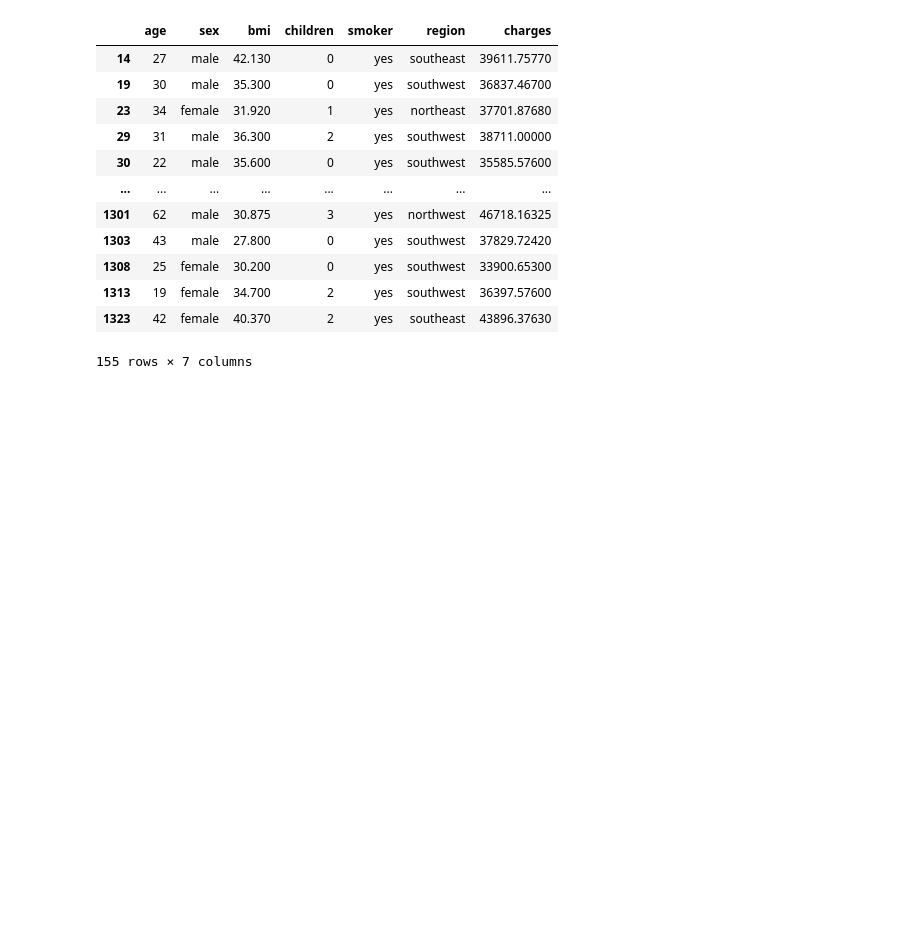
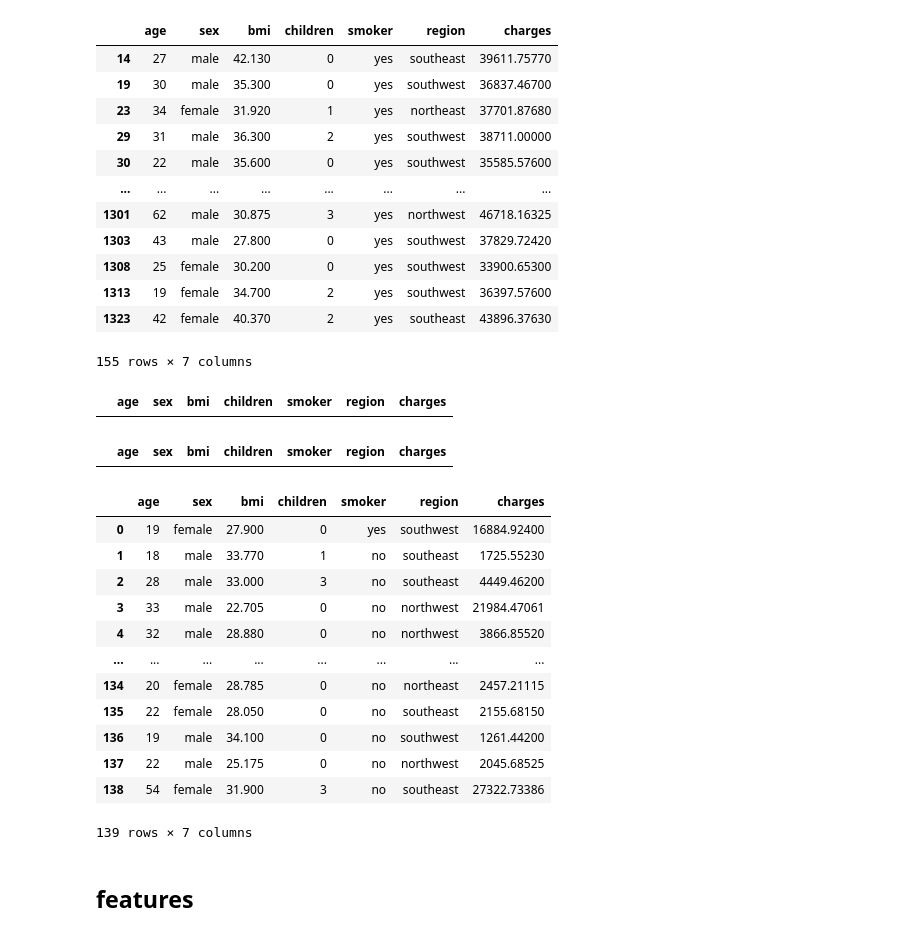
Before and after one commit to ashen007/EDA_project, a Jupyter notebook: analysis.ipynb, the cells around one changed output. Drawn from its saved outputs; the diff is of its cells as text; code cells hidden in the pictures; blank space fills up the shorter version.

Commit message:
outliers - IQR

```diff
--- a/analysis.ipynb
+++ b/analysis.ipynb
@@ -277,3 +277,39 @@ df.iloc[np.where(charges_zScore>=3)]
 | 1313 | 19 | female | 34.700 | 2 | yes | southwest | 36397.57600 |
 | 1323 | 42 | female | 40.370 | 2 | yes | southeast | 43896.37630 |
 155 rows × 7 columns
+# %%
+# using IQR
+def outlier_by_IQR(data):
+    q1,q3 = np.quantile(data,[.25,.75])
+    iqr = q3 - q1
+    lw = q1 - 1.5*iqr
+    uw = q3 + 1.5*iqr
+    outliers = data.iloc[np.where((data<lw) | (data>uw))]
+
+    return outliers
+# %%
+df.iloc[np.where(outlier_by_IQR(df['age']))]
+# %% [output]
+|  | age | sex | bmi | children | smoker | region | charges |
+# %%
+df.iloc[np.where(outlier_by_IQR(df['children']))]
+# %% [output]
+|  | age | sex | bmi | children | smoker | region | charges |
+# %%
+df.iloc[np.where(outlier_by_IQR(df['charges']))]
+# %% [output]
+|  | age | sex | bmi | children | smoker | region | charges |
+| 0 | 19 | female | 27.900 | 0 | yes | southwest | 16884.92400 |
+| 1 | 18 | male | 33.770 | 1 | no | southeast | 1725.55230 |
+| 2 | 28 | male | 33.000 | 3 | no | southeast | 4449.46200 |
+| 3 | 33 | male | 22.705 | 0 | no | northwest | 21984.47061 |
+| 4 | 32 | male | 28.880 | 0 | no | northwest | 3866.85520 |
+| ... | ... | ... | ... | ... | ... | ... | ... |
+| 134 | 20 | female | 28.785 | 0 | no | northeast | 2457.21115 |
+| 135 | 22 | female | 28.050 | 0 | no | southeast | 2155.68150 |
+| 136 | 19 | male | 34.100 | 0 | no | southwest | 1261.44200 |
+| 137 | 22 | male | 25.175 | 0 | no | northwest | 2045.68525 |
+| 138 | 54 | female | 31.900 | 3 | no | southeast | 27322.73386 |
+139 rows × 7 columns
+# %% [markdown]
+## features
```
